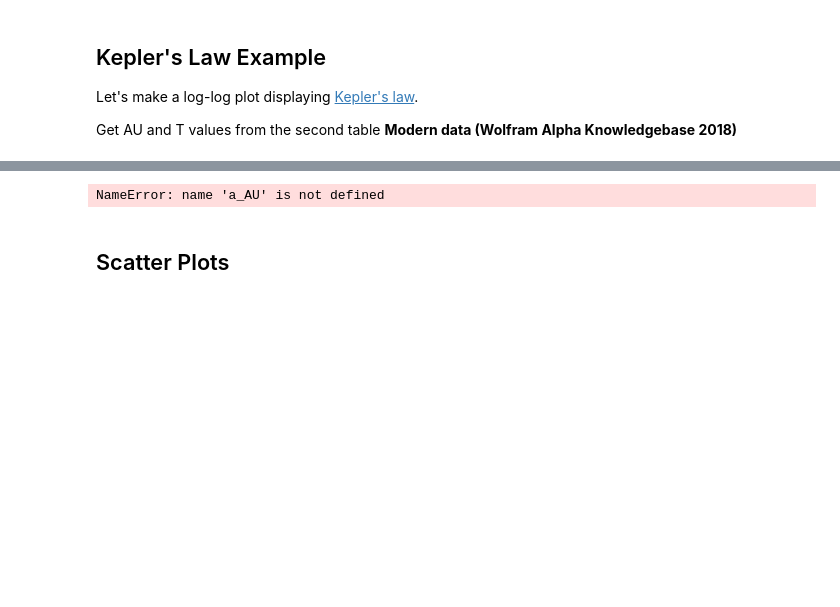
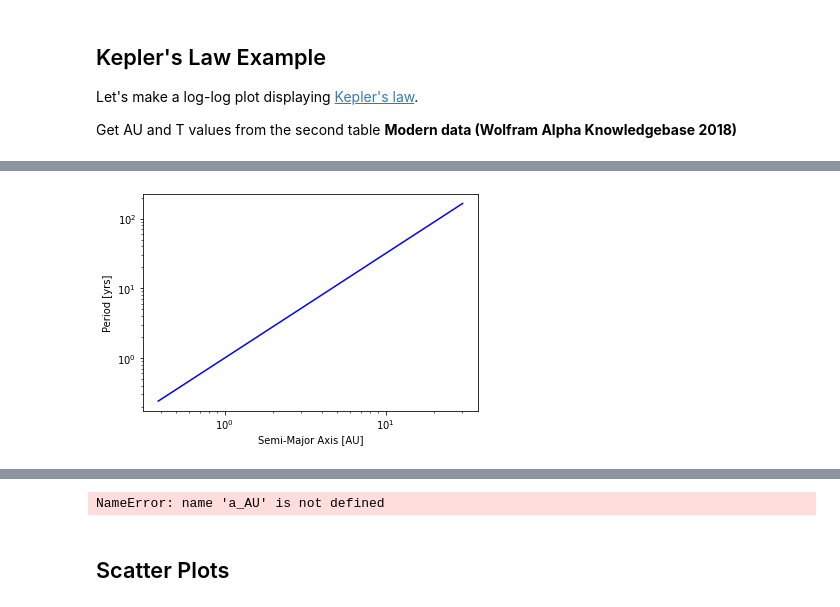
Before and after one commit to simonlowry1/Astro3190_Lowry, a Jupyter notebook: lessons/06-plotting_Lowry.ipynb, the cells around one changed output, grey strips where cells are left out. Drawn from its saved outputs; the diff is of its cells as text; code cells hidden in the pictures; blank space fills up the shorter version.

```diff
--- a/lessons/06-plotting_Lowry.ipynb
+++ b/lessons/06-plotting_Lowry.ipynb
@@ -161,17 +162,16 @@ Let's make a log-log plot displaying [Kepler's law](https://en.wikipedia.org/wik
 
 Get AU and T values from the second table **Modern data (Wolfram Alpha Knowledgebase 2018)**
 # %%
+orbital_radii = [0.387,0.723,1.000,1.524,5.203,9.537,19.191,30.069]
+orbital_periods = [0.241,0.615,1.000,1.88,11.86,29.46,84.01,164.8]
+
 # Semimajor-axis in units of AU:
-a_AU =
+a_AU = np.array(orbital_radii)
 
 # Orbital period in units of years
-T_yr =
+T_yr = np.array(orbital_periods)
 
-# Set some constants
-G    = 6.67e-8
-Msun = 1.99e+33
-
-plt.loglog() #put in arguments here!
+plt.loglog(a_AU,T_yr,color='Blue') #put in arguments here!
 plt.xlabel('Semi-Major Axis [AU]')
 plt.ylabel('Period [yrs]')
 # %% [output]
@@ -178,0 +179 @@ SyntaxError: invalid syntax (<ipython-input-19-bd6ca887423c>, line 2)
+[figure, added]
```
Also changed, not shown: parts of 6 cells of this notebook, 1 other file.
